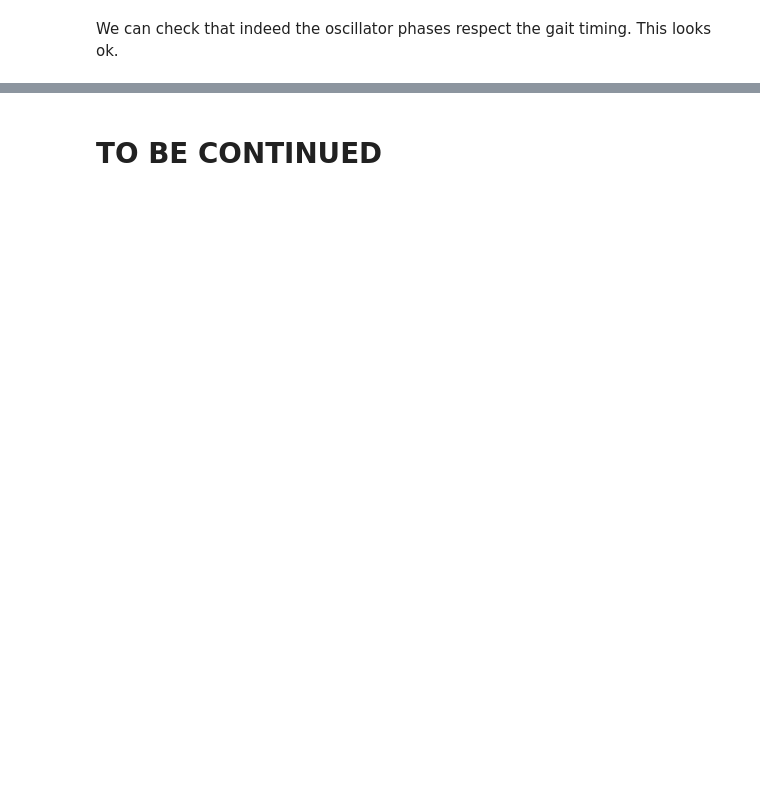
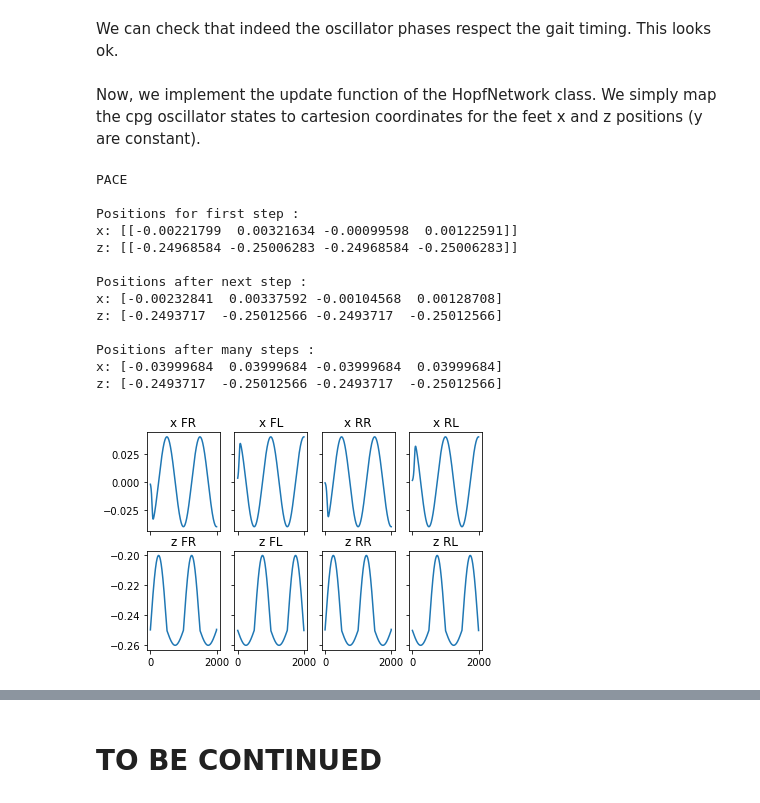
Before and after one commit to theophanemayaud/EPFL-MA-MICRO507-LeggedRobots, a Jupyter notebook: CentralPatternGenerator.ipynb, the cells around one changed output, grey strips where cells are left out. Cells and saved outputs as stored; diff of their text form; code cells hidden in the pictures; blank space fills up the shorter version.

```diff
--- a/CentralPatternGenerator.ipynb
+++ b/CentralPatternGenerator.ipynb
@@ -134,2 +134,58 @@ axs[1, 3].set_title("θ3");
 # %% [markdown]
 We can check that indeed the oscillator phases respect the gait timing. This looks ok.
+# %% [markdown]
+Now, we implement the update function of the HopfNetwork class. We simply map the cpg oscillator states to cartesion coordinates for the feet x and z positions (y are constant).
+# %%
+int_cpg = HopfNetwork(gait="PACE")
+x, z = int_cpg.update()
+x_arr = np.array([x])
+z_arr = np.array([z])
+print(f"\nPositions for first step : \nx: {x_arr} \nz: {z_arr}")
+x, z = int_cpg.update()
+x_arr = np.append(x_arr, [x], axis=0)
+z_arr = np.append(z_arr, [z], axis=0)
+print(f"\nPositions after next step : \nx: {x} \nz: {z}")
+
+for i in range(2000):
+    x, z = int_cpg.update()
+    x_arr = np.append(x_arr, [x], axis=0)
+    z_arr = np.append(z_arr, [z], axis=0)
+print(f"\nPositions after many steps : \nx: {x} \nz: {z}")
+
+x = range(x_arr.shape[0])
+
+fig, axs = plt.subplots(2, 4, sharex=True, sharey='row')
+
+# Order is FR, FL, RR, RL
+axs[0, 0].plot(x, x_arr[:,0])
+axs[0, 0].set_title("x FR")
+axs[0, 1].plot(x, x_arr[:,1])
+axs[0, 1].set_title("x FL")
+axs[0, 2].plot(x, x_arr[:,2])
+axs[0, 2].set_title("x RR")
+axs[0, 3].plot(x, x_arr[:,3])
+axs[0, 3].set_title("x RL")
+
+axs[1, 0].plot(x, z_arr[:,0])
+axs[1, 0].set_title("z FR")
+axs[1, 1].plot(x, z_arr[:,1])
+axs[1, 1].set_title("z FL")
+axs[1, 2].plot(x, z_arr[:,2])
+axs[1, 2].set_title("z RR")
+axs[1, 3].plot(x, z_arr[:,3])
+axs[1, 3].set_title("z RL");
+# %% [output]
+PACE
+
+Positions for first step :
+x: [[-0.00221799  0.00321634 -0.00099598  0.00122591]]
+z: [[-0.24968584 -0.25006283 -0.24968584 -0.25006283]]
+
+Positions after next step :
+x: [-0.00232841  0.00337592 -0.00104568  0.00128708]
+z: [-0.2493717  -0.25012566 -0.2493717  -0.25012566]
+
+Positions after many steps :
+x: [-0.03999684  0.03999684 -0.03999684  0.03999684]
+z: [-0.2493717  -0.25012566 -0.2493717  -0.25012566]
+[figure, added]
```
Also changed, not shown: parts of 4 cells of this notebook, 1 other file.
